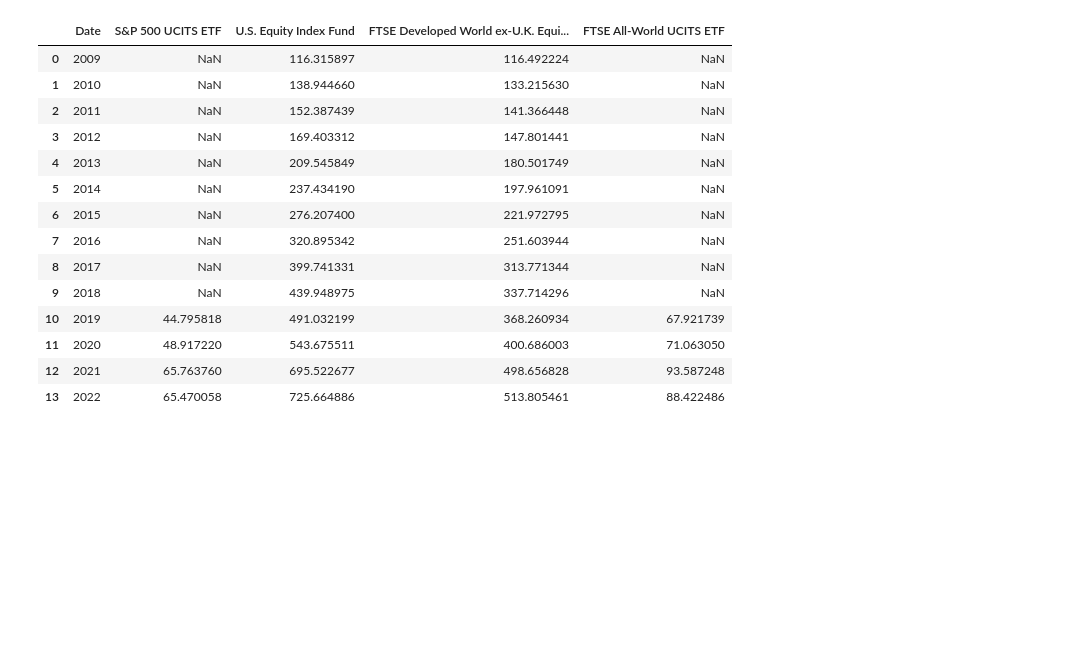
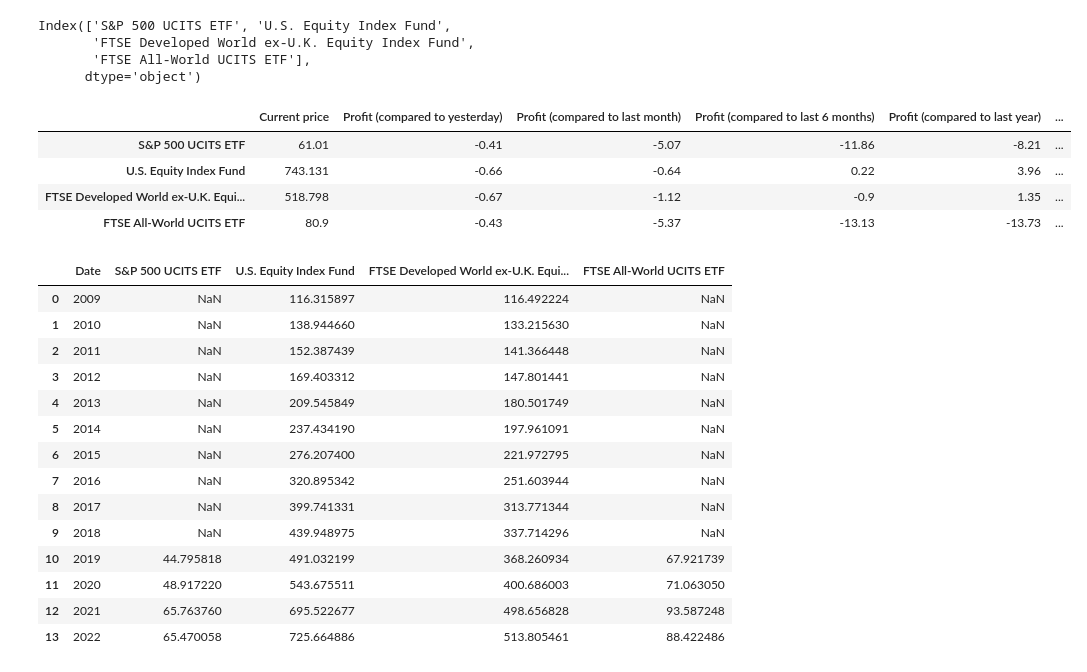
Before and after one commit to weronikazak/Intrinsic_Value, a Jupyter notebook: Vanguard/Plot_Exercises.ipynb, the cells around one changed output. Cells and saved outputs as stored; diff of their text form; code cells hidden in the pictures; blank space fills up the shorter version.

Commit message:
Add table

```diff
--- a/Vanguard/Plot_Exercises.ipynb
+++ b/Vanguard/Plot_Exercises.ipynb
@@ -42,3 +51,56 @@ data
+# %%
+data.columns[1:]
+# %% [output]
+Index(['S&P 500 UCITS ETF', 'U.S. Equity Index Fund',
+       'FTSE Developed World ex-U.K. Equity Index Fund',
+       'FTSE All-World UCITS ETF'],
+      dtype='object')
+# %%
+import datetime
+
+dd = pd.DataFrame(columns=['Current price',
+                      'Profit (compared to yesterday)',
+                      'Profit (compared to last month)',
+                     'Profit (compared to last 6 months)',
+                    'Profit (compared to last year)',
+                    'Profit (compared to last 5 years)',
+            'Profit (compared to last 10 years)'],
+                 index=data.columns[1:])
+
+for fund in data.columns[1:]:
+    try:
+        p_today = data[fund].iloc[0]
+        dd.loc[fund, 'Current price'] = p_today
+
+        p_yesterday = data[fund].iloc[1]
+        dd.loc[fund, 'Profit (compared to yesterday)'] = round(100*(p_today-p_yesterday)/p_yesterday, 2)
+
+        p_month = data[fund].iloc[5*4]
+        dd.loc[fund, 'Profit (compared to last month)'] = round(100*(p_today - p_month)/p_month, 2)
+
+        p_6m = data[fund].iloc[5*4*6]
+        dd.loc[fund, 'Profit (compared to last 6 months)'] = round(100*(p_today - p_6m)/p_6m, 2)
+
+        p_year = data[fund].iloc[5*4*12]
+        dd.loc[fund, 'Profit (compared to last year)'] = round(100*(p_today - p_year)/p_year, 2)
+
+        p_5y =  data[fund].iloc[5*4*12*5]
+        dd.loc[fund, 'Profit (compared to last 5 years)'] = round(100*(p_today - p_5y)/p_5y, 2)
+
+        p_10y =  data[fund].iloc[5*4*12*10]
+        dd.loc[fund, 'Profit (compared to last 10 years)'] = round(100*(p_today - p_10y)/p_10y, 2)
+
+
+    except Exception as e:
+        print(e)
+
+dd
+# %% [output]
+|  | Current price | Profit (compared to yesterday) | Profit (compared to last month) | Profit (compared to last 6 months) | Profit (compared to last year) | ... |
+| S&P 500 UCITS ETF | 61.01 | -0.41 | -5.07 | -11.86 | -8.21 | ... |
+| U.S. Equity Index Fund | 743.131 | -0.66 | -0.64 | 0.22 | 3.96 | ... |
+| FTSE Developed World ex-U.K. Equi... | 518.798 | -0.67 | -1.12 | -0.9 | 1.35 | ... |
+| FTSE All-World UCITS ETF | 80.9 | -0.43 | -5.37 | -13.13 | -13.73 | ... |
 # %%
 df_perc = data.groupby(data.Date.dt.year).mean().reset_index()
 df_perc
```
Also changed, not shown: parts of 2 cells of this notebook, 7 other files.
